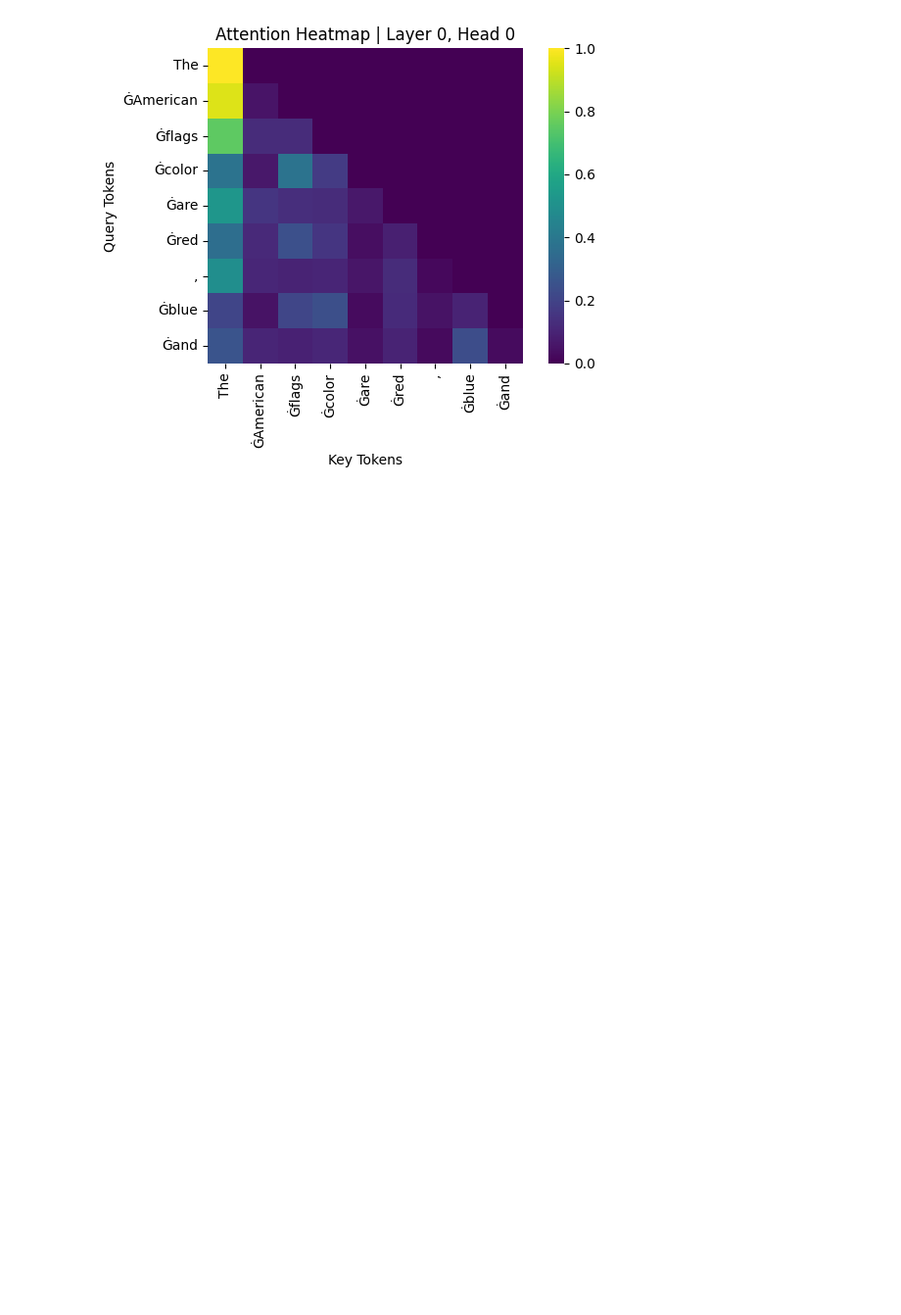
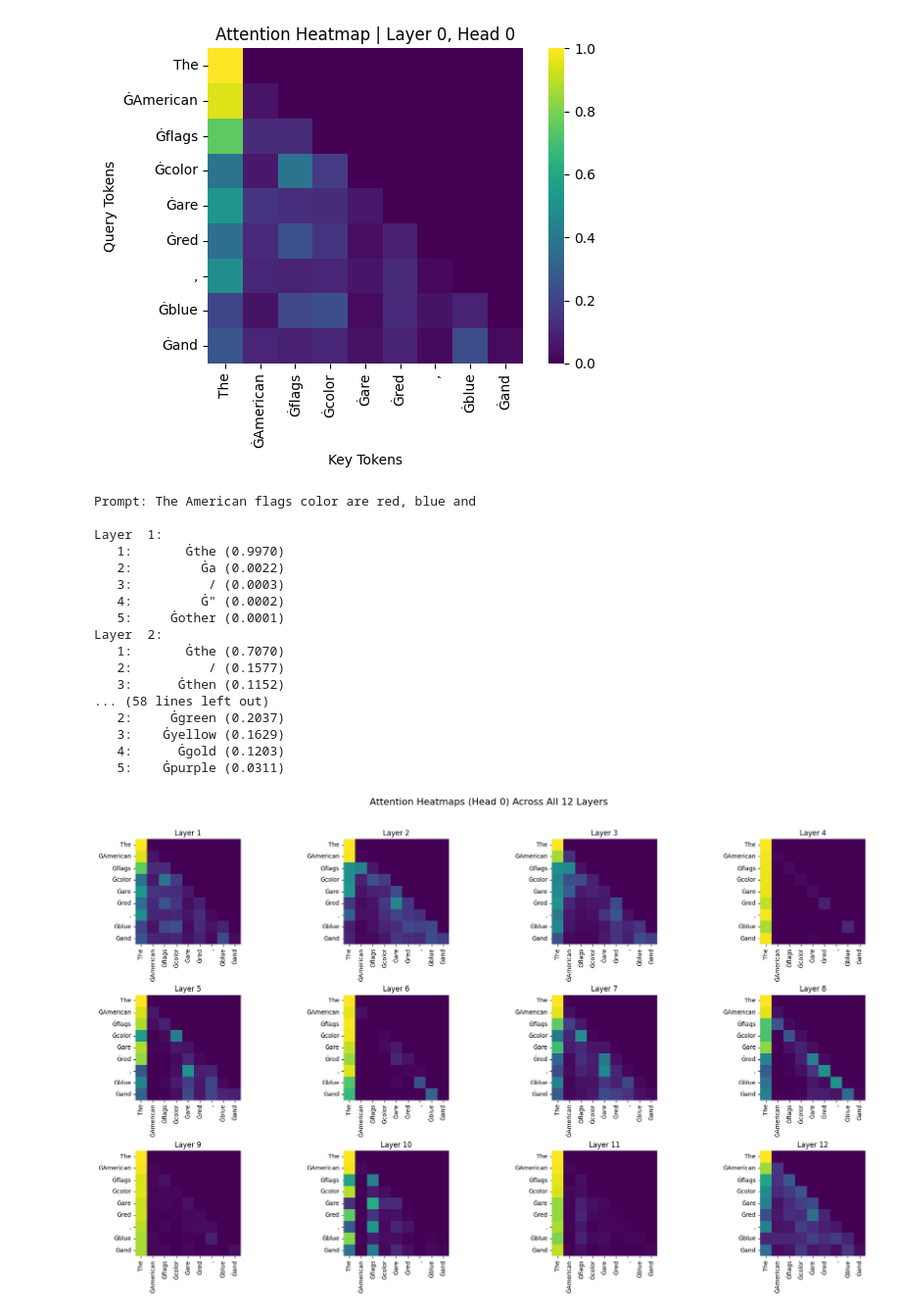
Before and after one commit to miriamzara/LCP_B_GPT2, a Jupyter notebook: prova_angela.ipynb, the cells around one changed output. Shown: that part at 98% size. Drawn from its saved outputs; the diff is of its cells as text; code cells hidden in the pictures; blank space fills up the shorter version.

Commit message:
each layer analysis

```diff
--- a/prova_angela.ipynb
+++ b/prova_angela.ipynb
@@ -349,3 +349,80 @@ def plot_attention_matrix(att_matrix, tokens, layer=0, head=0):
 plot_attention_matrix(attentions, tokens, layer=0, head=0)
 # %% [output]
 [figure]
+# %%
+model.eval()
+
+# Input text
+prompt = "The American flags color are red, blue and"
+inputs = tokenizer(prompt, return_tensors="pt")
+input_ids = inputs["input_ids"]
+
+# Forward pass with hidden states
+with torch.no_grad():
+    outputs = model(**inputs)
+
+attentions = outputs.attentions  # List of tensors: [layer][batch, head, seq_len, seq_len]
+
+hidden_states = outputs.hidden_states  # Tuple: (embeddings + 12 layers)
+n_layers = len(hidden_states)
+
+# Language modeling head
+lm_head = model.lm_head  # Linear layer from hidden dim -> vocab size
+top_k = 5  # Change as needed
+token_position = -1  # Last token in prompt
+
+print(f"Prompt: {prompt}\n")
+
+for i in range(1, n_layers):  # skip embeddings (index 0)
+    hidden = hidden_states[i]  # shape: [1, seq_len, hidden_dim]
+    last_token_vec = hidden[0, token_position, :]  # shape: [hidden_dim]
+    logits = lm_head(last_token_vec)  # shape: [vocab_size]
+    probs = torch.softmax(logits, dim=-1)
+    top_probs, top_ids = torch.topk(probs, top_k)
+    top_tokens = tokenizer.convert_ids_to_tokens(top_ids)
+
+    print(f"Layer {i:2d}:")
+    for j in range(top_k):
+        print(f"  {j+1:2d}: {top_tokens[j]:>10} ({top_probs[j].item():.4f})")
+
+
+def plot_attention_layers(attentions, tokens, head_idx=0):
+    num_layers = len(attentions)
+    seq_len = len(tokens)
+
+    fig, axes = plt.subplots(3, 4, figsize=(20, 12))
+    fig.suptitle(f"Attention Heatmaps (Head {head_idx}) Across All 12 Layers", fontsize=16)
+
+    for i in range(num_layers):
+        ax = axes[i // 4, i % 4]
+        attn = attentions[i][0, head_idx, :, :].detach().numpy()
+        sns.heatmap(attn, xticklabels=tokens, yticklabels=tokens, cmap="viridis", ax=ax, square=True, cbar=False)
+        ax.set_title(f"Layer {i+1}")
+        ax.tick_params(axis='x', rotation=90)
+        ax.tick_params(axis='y', rotation=0)
+
+    plt.tight_layout()
+    plt.subplots_adjust(top=0.9)
+    plt.show()
+
+# Call function
+plot_attention_layers(attentions, tokens, head_idx=0)
+# %% [output]
+Prompt: The American flags color are red, blue and
+
+Layer  1:
+   1:       Ġthe (0.9970)
+   2:         Ġa (0.0022)
+   3:          / (0.0003)
+   4:         Ġ" (0.0002)
+   5:     Ġother (0.0001)
+Layer  2:
+   1:       Ġthe (0.7070)
+   2:          / (0.1577)
+   3:      Ġthen (0.1152)
+... (58 lines left out)
+   2:     Ġgreen (0.2037)
+   3:    Ġyellow (0.1629)
+   4:      Ġgold (0.1203)
+   5:    Ġpurple (0.0311)
+[figure, added]
```
